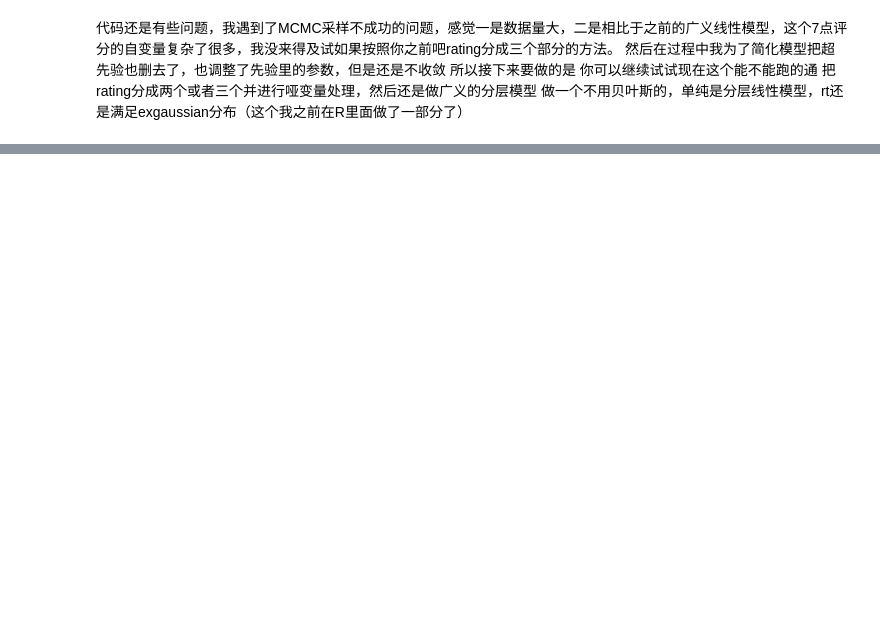
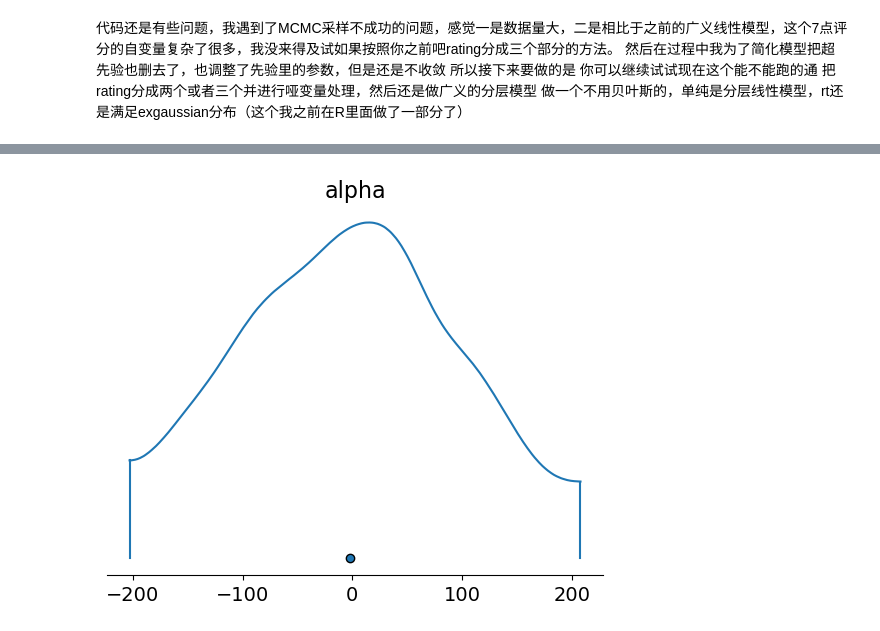
Before and after one commit to Chuan-Peng-Lab/RTinFace, a Jupyter notebook: Colab_RTmodel.ipynb, the cells around one changed output, grey strips where cells are left out. Saved outputs shown, nothing was run; the diff lists cells and outputs as text; code cells hidden in the pictures; blank space fills up the shorter version.

```diff
--- a/Colab_RTmodel.ipynb
+++ b/Colab_RTmodel.ipynb
@@ -101,0 +196,9 @@ az.plot_ppc(trace)
+# %%
+az.plot_density(
+    {
+        'alpha': prior_checks['alpha']
+    }
+    )
+plt.show()
+# %% [output]
+[figure, added]
```
Also changed, not shown: parts of 27 cells of this notebook.
